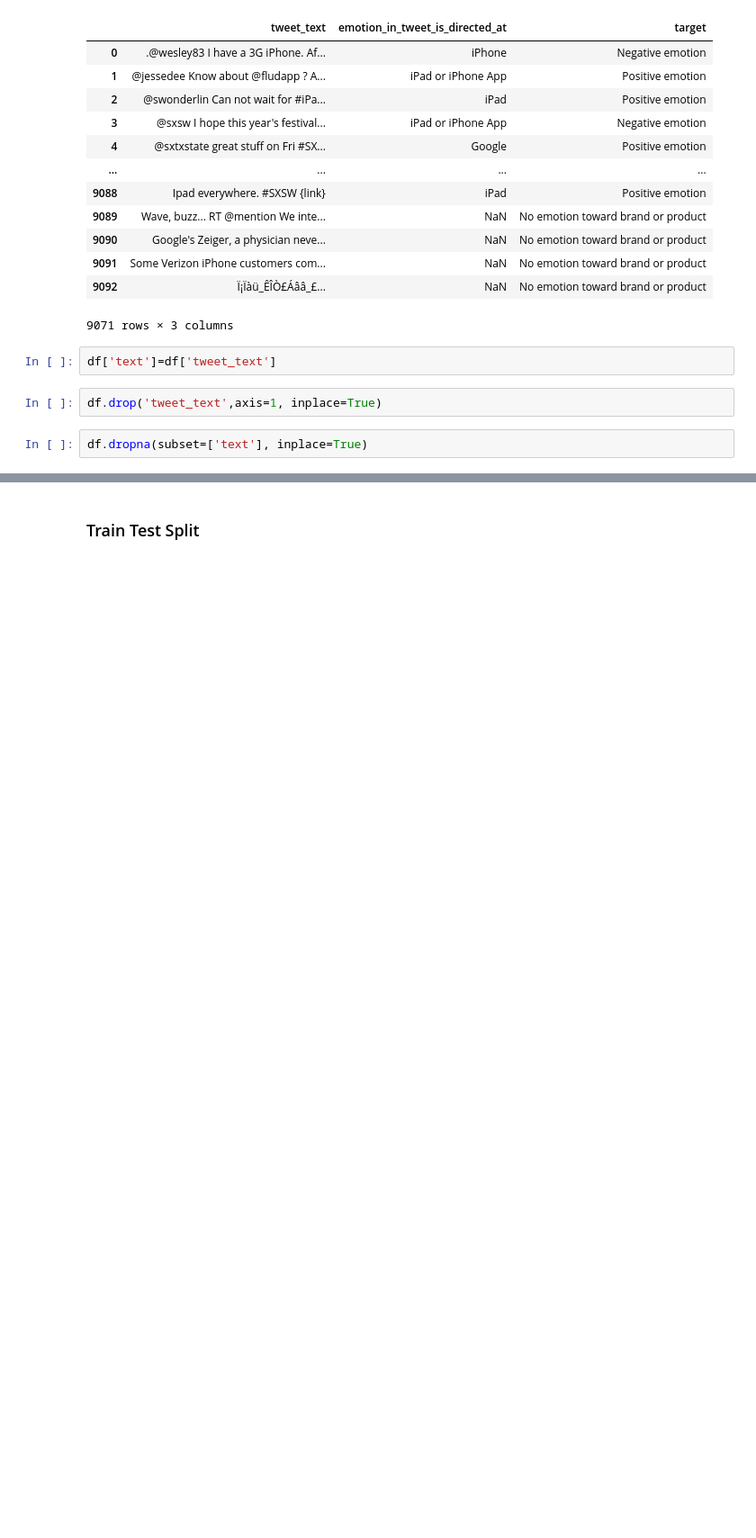
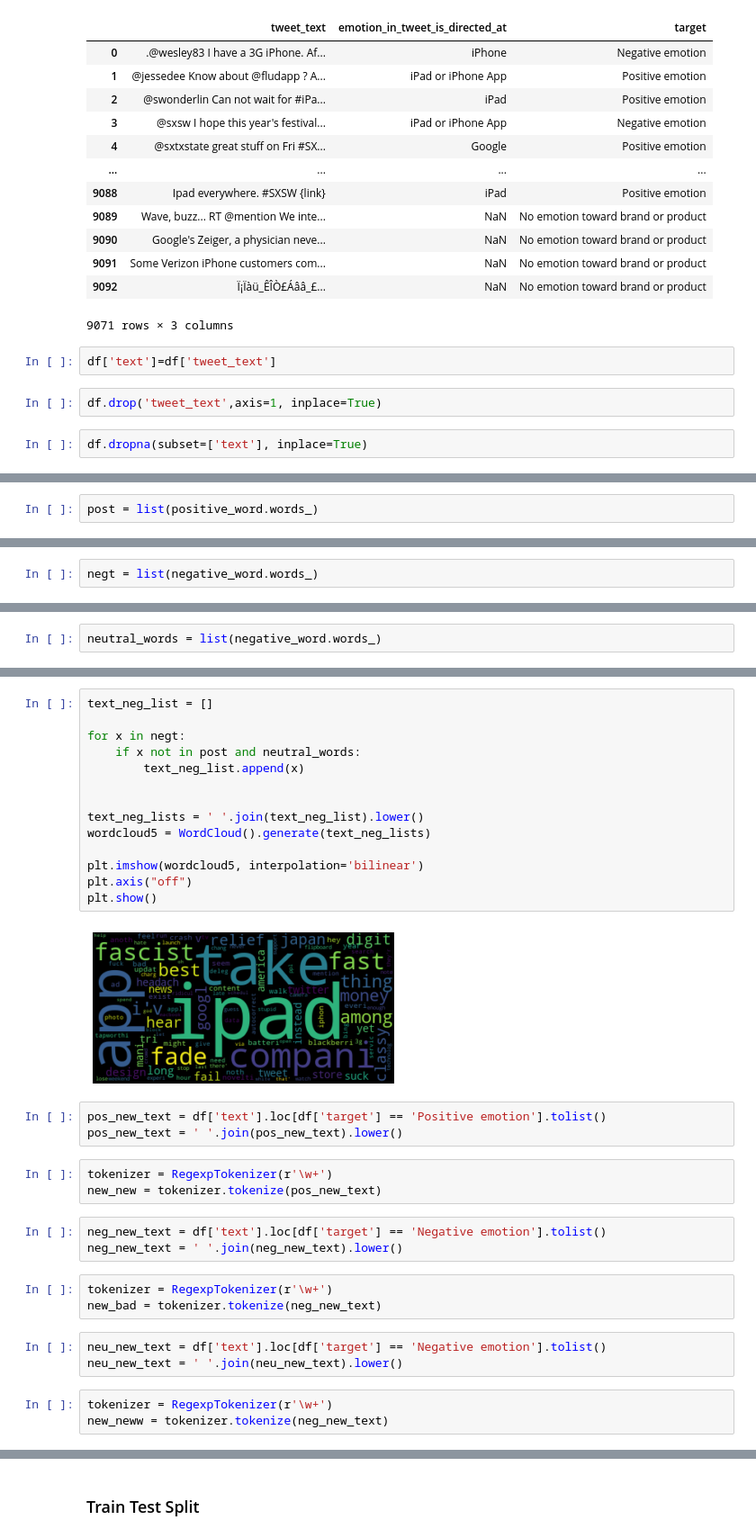
Before and after one commit to raylinsoriano/NLP_project, a Jupyter notebook: Individual Notebooks/Raylin's Notebook.ipynb, the cells around one changed output, grey strips where cells are left out. Shown at 90% size. Saved outputs shown, nothing was run; the diff lists cells and outputs as text; blank space fills up the shorter version.

```diff
--- a/Individual Notebooks/Raylin's Notebook.ipynb
+++ b/Individual Notebooks/Raylin's Notebook.ipynb
@@ -312,0 +286,2 @@ plt.show()
+# %%
+post = list(positive_word.words_)
@@ -312,0 +308,2 @@ plt.show()
+# %%
+negt = list(negative_word.words_)
@@ -312,0 +330,2 @@ plt.show()
+# %%
+neutral_words = list(negative_word.words_)
@@ -312,0 +368,34 @@ plt.show()
+# %%
+text_neg_list = []
+
+for x in negt:
+    if x not in post and neutral_words:
+        text_neg_list.append(x)
+
+
+text_neg_lists = ' '.join(text_neg_list).lower()
+wordcloud5 = WordCloud().generate(text_neg_lists)
+
+plt.imshow(wordcloud5, interpolation='bilinear')
+plt.axis("off")
+plt.show()
+# %% [output]
+[figure, added]
+# %%
+pos_new_text = df['text'].loc[df['target'] == 'Positive emotion'].tolist()
+pos_new_text = ' '.join(pos_new_text).lower()
+# %%
+tokenizer = RegexpTokenizer(r'\w+')
+new_new = tokenizer.tokenize(pos_new_text)
+# %%
+neg_new_text = df['text'].loc[df['target'] == 'Negative emotion'].tolist()
+neg_new_text = ' '.join(neg_new_text).lower()
+# %%
+tokenizer = RegexpTokenizer(r'\w+')
+new_bad = tokenizer.tokenize(neg_new_text)
+# %%
+neu_new_text = df['text'].loc[df['target'] == 'Negative emotion'].tolist()
+neu_new_text = ' '.join(neu_new_text).lower()
+# %%
+tokenizer = RegexpTokenizer(r'\w+')
+new_neww = tokenizer.tokenize(neg_new_text)
```
Also changed, not shown: parts of 113 cells of this notebook.
